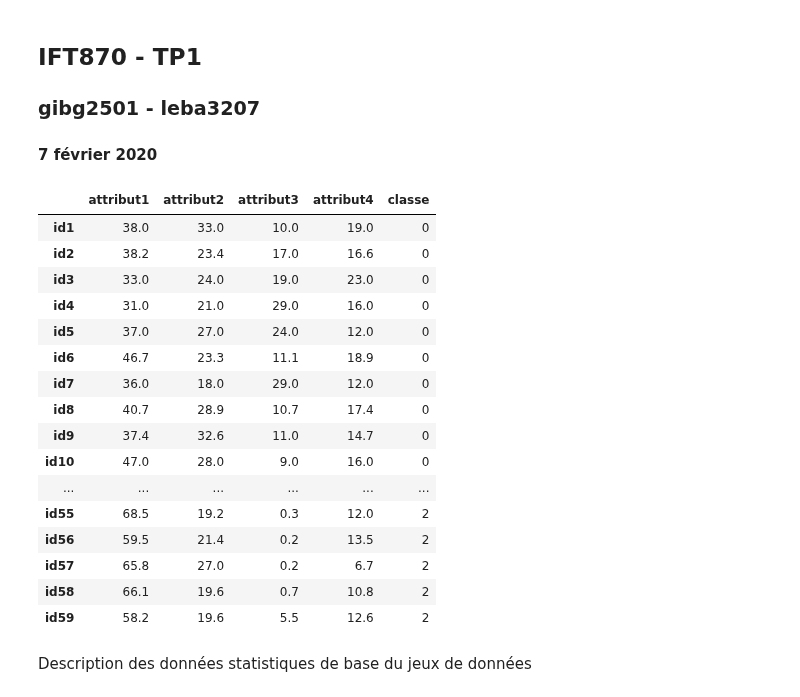
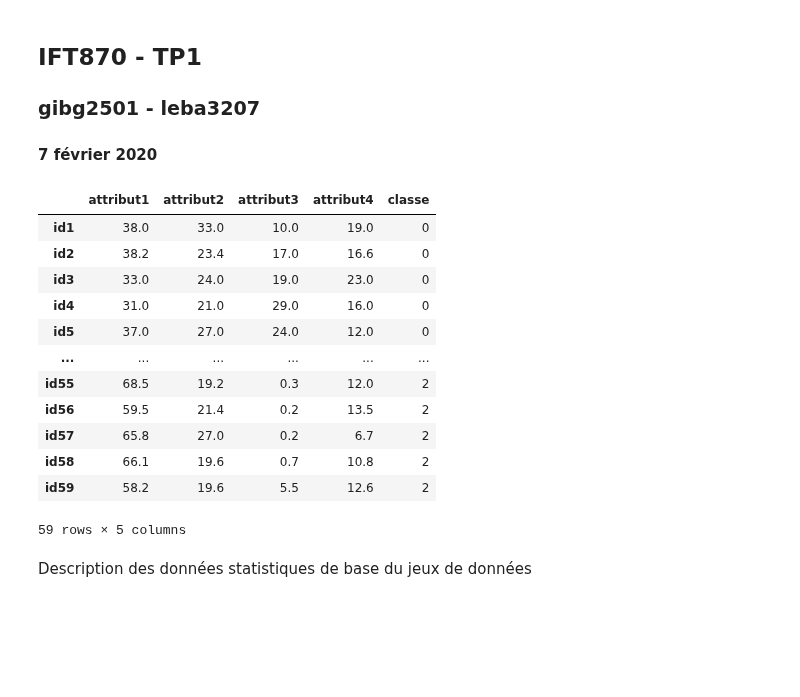
Before and after one commit to ggs22/IFT870-TP1, a Jupyter notebook: tp1.ipynb, the cells around one changed output. Cells and saved outputs as stored; diff of their text form; code cells hidden in the pictures; blank space fills up the shorter version.

```diff
--- a/tp1.ipynb
+++ b/tp1.ipynb
@@ -5,43 +5,44 @@
 # %%
 import sklearn
 from sklearn.decomposition import PCA
 from sklearn.preprocessing import StandardScaler
 from sklearn.linear_model import LinearRegression
 from sklearn.cluster import KMeans
 import numpy as np
 import scipy as sp
 import pandas as pd
 %matplotlib notebook
 import matplotlib.pyplot as plt
 import seaborn as sns
 from IPython.display import Markdown as md
+from IPython.core.interactiveshell import InteractiveShell
+
 
 # removes maximum number of columns & rows for display
-pd.options.display.max_columns = None
-pd.options.display.max_rows = None
+pd.options.display.max_columns = 7
+pd.options.display.max_rows = 10
+
+# show every output in every cell
+InteractiveShell.ast_node_interactivity = "all" #    'all', 'last', 'last_expr', 'none', 'last_expr_or_assign'
 
 # Loads the data
 tp1_data_file = 'TP1_data.csv'
 tp1_data = pd.read_csv(tp1_data_file, header=0, index_col=0)
 tp1_data
 # %% [output]
 |  | attribut1 | attribut2 | attribut3 | attribut4 | classe |
 | id1 | 38.0 | 33.0 | 10.0 | 19.0 | 0 |
 | id2 | 38.2 | 23.4 | 17.0 | 16.6 | 0 |
 | id3 | 33.0 | 24.0 | 19.0 | 23.0 | 0 |
 | id4 | 31.0 | 21.0 | 29.0 | 16.0 | 0 |
 | id5 | 37.0 | 27.0 | 24.0 | 12.0 | 0 |
-| id6 | 46.7 | 23.3 | 11.1 | 18.9 | 0 |
-| id7 | 36.0 | 18.0 | 29.0 | 12.0 | 0 |
-| id8 | 40.7 | 28.9 | 10.7 | 17.4 | 0 |
-| id9 | 37.4 | 32.6 | 11.0 | 14.7 | 0 |
-| id10 | 47.0 | 28.0 | 9.0 | 16.0 | 0 |
 | ... | ... | ... | ... | ... | ... |
 | id55 | 68.5 | 19.2 | 0.3 | 12.0 | 2 |
 | id56 | 59.5 | 21.4 | 0.2 | 13.5 | 2 |
 | id57 | 65.8 | 27.0 | 0.2 | 6.7 | 2 |
 | id58 | 66.1 | 19.6 | 0.7 | 10.8 | 2 |
 | id59 | 58.2 | 19.6 | 5.5 | 12.6 | 2 |
+59 rows × 5 columns
 # %% [markdown]
 Description des données statistiques de base du jeux de données
 # %%
```
Also changed, not shown: parts of 7 cells of this notebook.
